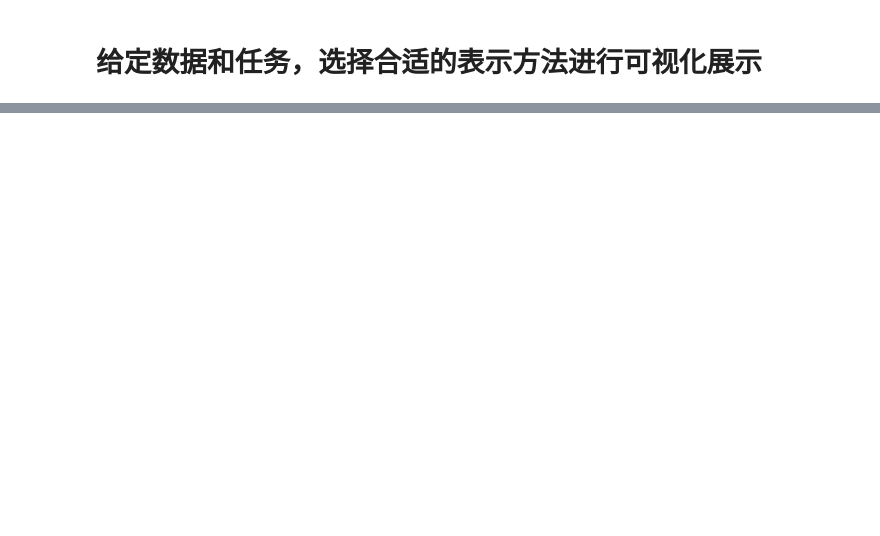
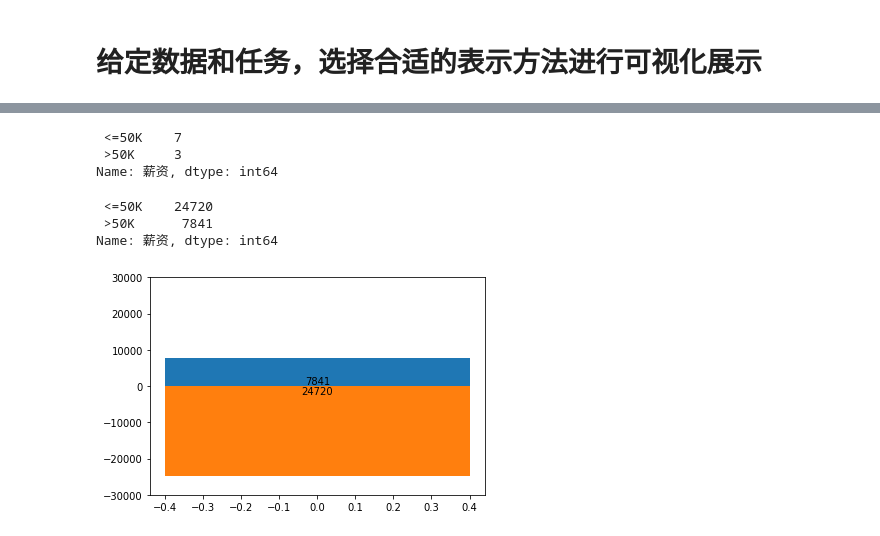
Before and after one commit to EdwardDaChina/Jupter-Learning, a Jupyter notebook: 学习Matplotlib基本绘图方法-checkpoint.ipynb, the cells around one changed output, grey strips where cells are left out. Drawn from its saved outputs; the diff is of its cells as text; code cells hidden in the pictures; blank space fills up the shorter version.

```diff
--- a/学习Matplotlib基本绘图方法-checkpoint.ipynb
+++ b/学习Matplotlib基本绘图方法-checkpoint.ipynb
@@ -94,0 +145,31 @@ plt.show()
+# %%
+rich=data_test['薪资'].value_counts()
+rich
+# %% [output]
+ <=50K    7
+ >50K     3
+Name: 薪资, dtype: int64
+# %%
+data_clean['薪资'].value_counts()
+# %% [output]
+ <=50K    24720
+ >50K      7841
+Name: 薪资, dtype: int64
+# %%
+plt.ylim(-30000,30000)
+
+X=np.arange(1)
+Y1=np.arange(7841)
+Y2=np.arange(24720)
+plt.bar(X,+Y1)
+plt.bar(X,-Y2)
+
+for x,y in zip(X,Y1):
+    plt.text(x,y+0.02,'7841',ha='center',va='bottom')
+
+for x,y in zip(X,Y2):
+    plt.text(x,-y-0.02,'24720',ha='center',va='top')
+
+plt.show()
+# %% [output]
+[figure, added]
```
Also changed, not shown: parts of 10 cells of this notebook.
